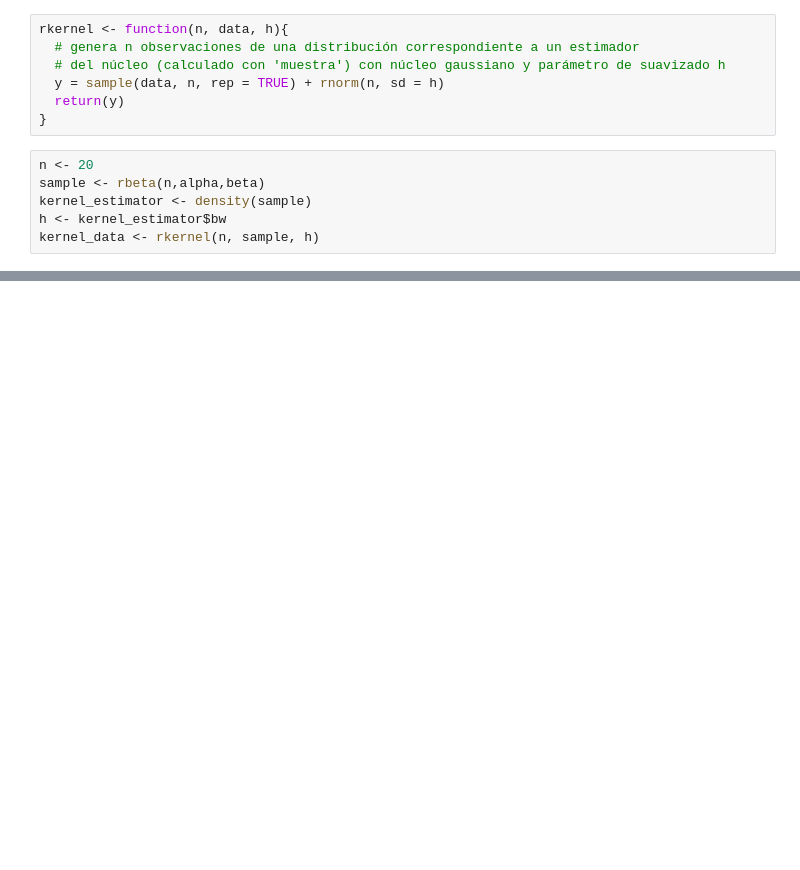
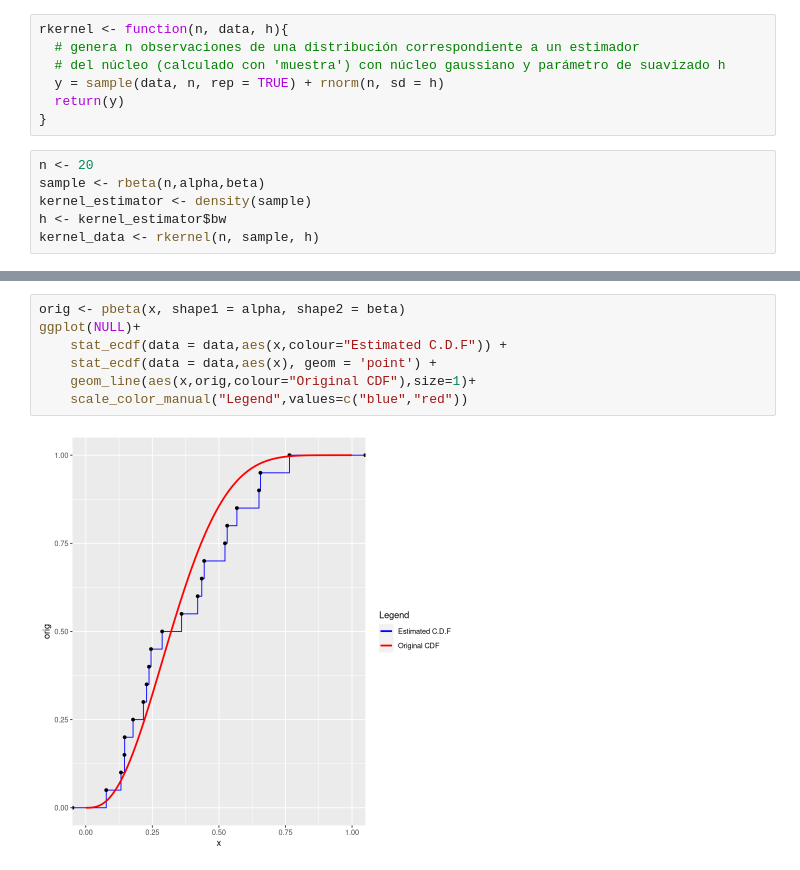
Before and after one commit to fjsaezm/mcd, a Jupyter notebook: MAE/PdfEstimation/Untitled.ipynb, the cells around one changed output, grey strips where cells are left out. Saved outputs shown, nothing was run; the diff lists cells and outputs as text; blank space fills up the shorter version.

```diff
--- a/MAE/PdfEstimation/Untitled.ipynb
+++ b/MAE/PdfEstimation/Untitled.ipynb
@@ -115 +155,10 @@ Warning message:
+# %%
+orig <- pbeta(x, shape1 = alpha, shape2 = beta)
+ggplot(NULL)+
+    stat_ecdf(data = data,aes(x,colour="Estimated C.D.F")) +
+    stat_ecdf(data = data,aes(x), geom = 'point') +
+    geom_line(aes(x,orig,colour="Original CDF"),size=1)+
+    scale_color_manual("Legend",values=c("blue","red"))
+# %% [output]
+[figure, added]
 # %%
```
Also changed, not shown: parts of 8 cells of this notebook.
